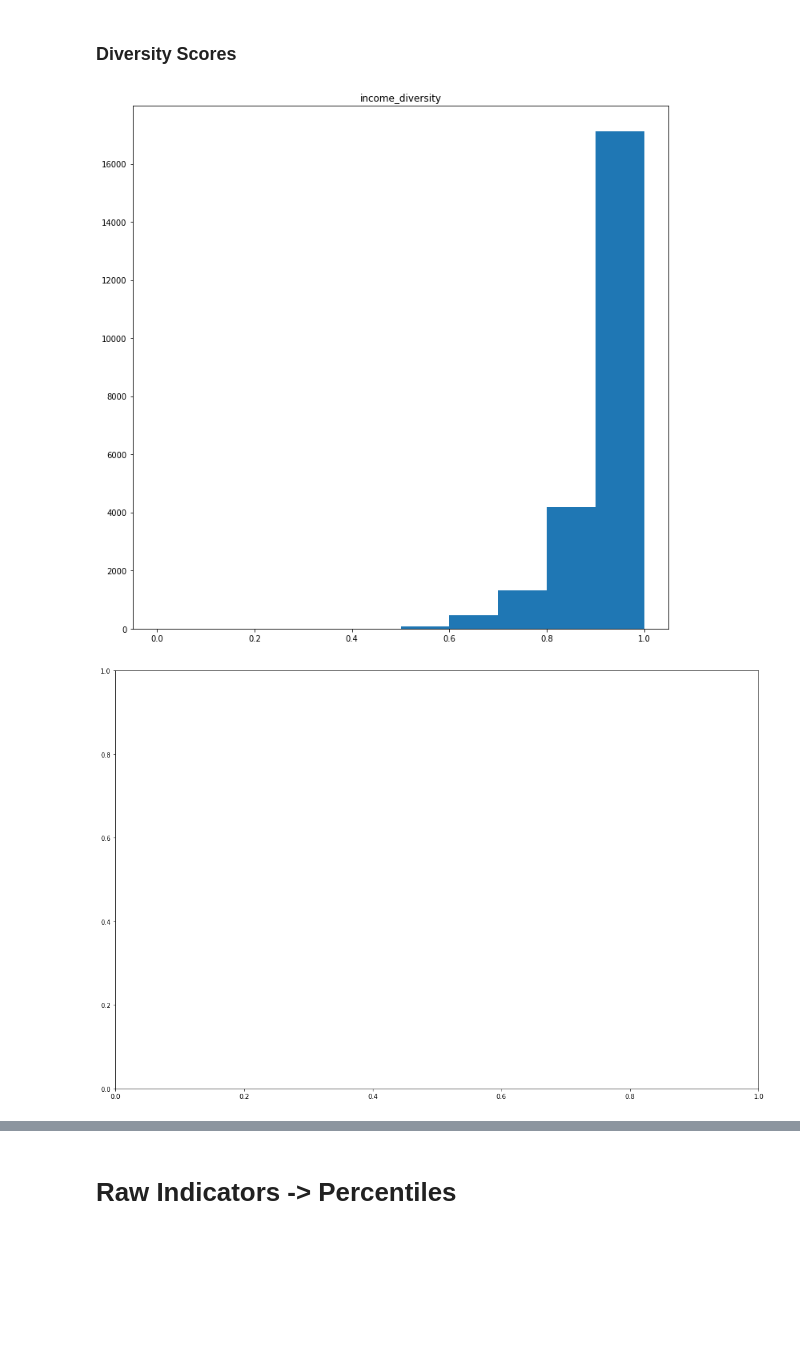
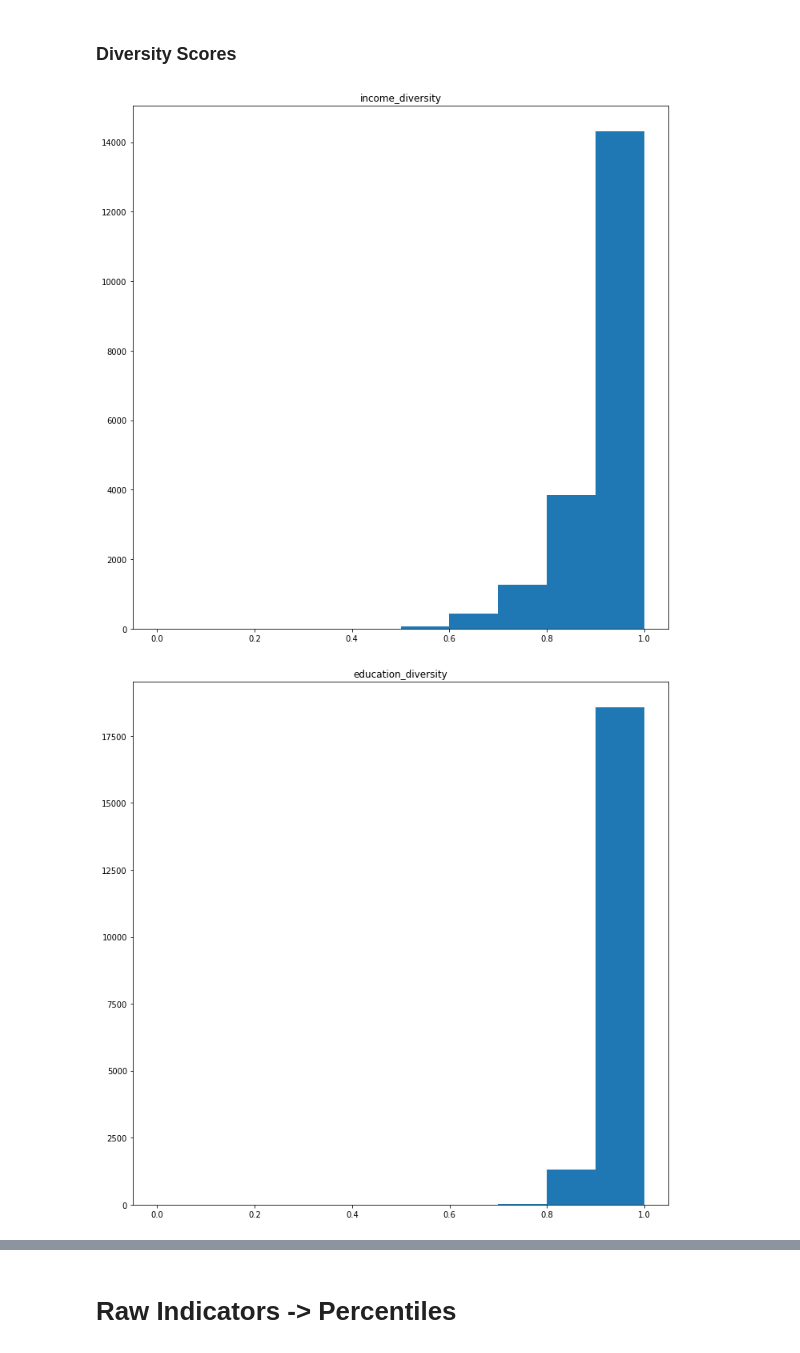
Before and after one commit to CityScope/CS_ESG_Community_Metrics, a Jupyter notebook: notebooks/esg_metrics_example.ipynb, the cells around one changed output, grey strips where cells are left out. Saved outputs shown, nothing was run; the diff lists cells and outputs as text; code cells hidden in the pictures; blank space fills up the shorter version.

```diff
--- a/notebooks/esg_metrics_example.ipynb
+++ b/notebooks/esg_metrics_example.ipynb
@@ -312,0 +483,2 @@ bg.head()
+# %%
+bg=bg.loc[bg['ALAND']<5e7]
@@ -405,3 +583,17 @@ for col in ['healthcare_access', 'hospitality_access', 'shopping_access', 'jobs_
+# %%
+def get_skills_mix(row):
+    industry_composition={}
+    for col in row.keys():
+        if 'naics_' in col:
+            naics_code=col.split('naics_')[1]
+            industry_composition[naics_code]=row[col]
+    worker_composition=industry_to_occupation_comp(industry_composition)
+    skills_composition=occupation_to_skill_comp(worker_composition, normalise=True)
+    row['worker_composition']=worker_composition
+    row['skills_composition']=skills_composition
+    return row
+# %%
+bg=bg.apply(lambda row: get_skills_mix(row), axis=1)
 # %% [markdown]
 ### Diversity Scores
 # %%
@@ -425,26 +617,28 @@ def get_diversity_scores(row):
     emp_group_cols=[col for col in row.keys() if 'emp_naics' in col]
 
     income_group_counts=[row[col] for col in income_group_cols]
-    edu_group_counts=[row[col] for col in emp_group_cols]
+    edu_group_counts=[row[col] for col in edu_group_cols]
     emp_group_counts=[row[col] for col in emp_group_cols]
+    occ_counts=row['worker_composition'].values()
 
     row['income_diversity']=shannon_equitability_score(income_group_counts)
     row['education_diversity']=shannon_equitability_score(edu_group_counts)
-    row['employment_diversity']=shannon_equitability_score(emp_group_counts)
+    row['industry_diversity']=shannon_equitability_score(emp_group_counts)
+    row['occupation_diversity']=shannon_equitability_score(occ_counts)
     return row
 # %%
 bg=bg.apply(lambda row: get_diversity_scores(row), axis=1)
 # %%
-for col in ['income_diversity', 'education_diversity', 'employment_diversity']:
+for col in ['income_diversity', 'education_diversity', 'industry_diversity', 'occupation_diversity']:
     plt.figure(figsize=(12,12))
     _=plt.hist(bg[col])
     plt.title(col)
 
-    fig, ax=plt.subplots(1, figsize=(18,12))
-#     bg[~bg['exclude']].plot(ax=ax,
+#     fig, ax=plt.subplots(1, figsize=(18,12))
+#     bg.plot(ax=ax,
 #             column=col,
 #             legend=True)
 #     ax.set_title(col)
 # %% [output]
-[figure, old version]
+[figure, new version]
-[figure, old version]
+[figure, new version]
```
Also changed, not shown: parts of 75 cells of this notebook, 2 other files.
